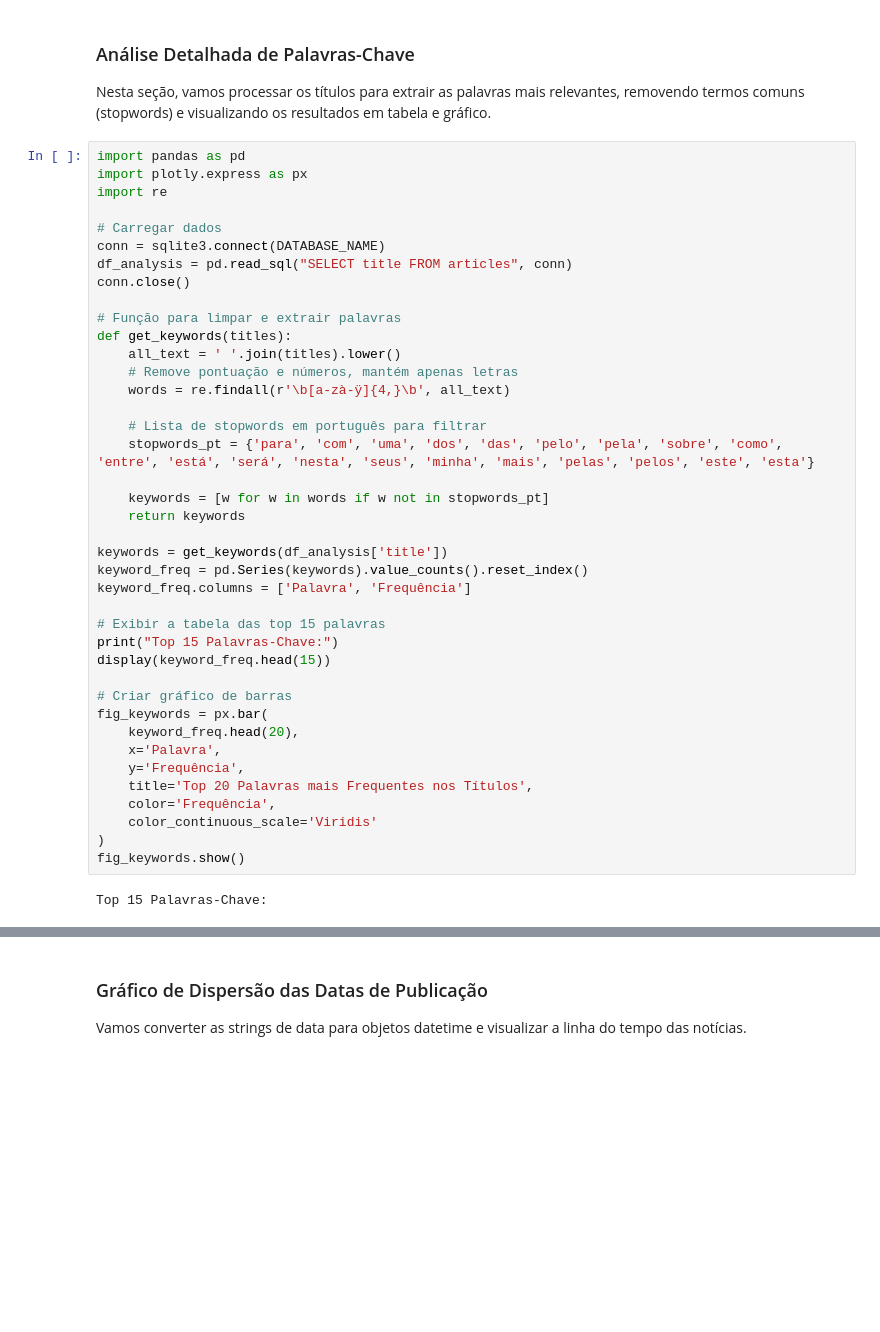
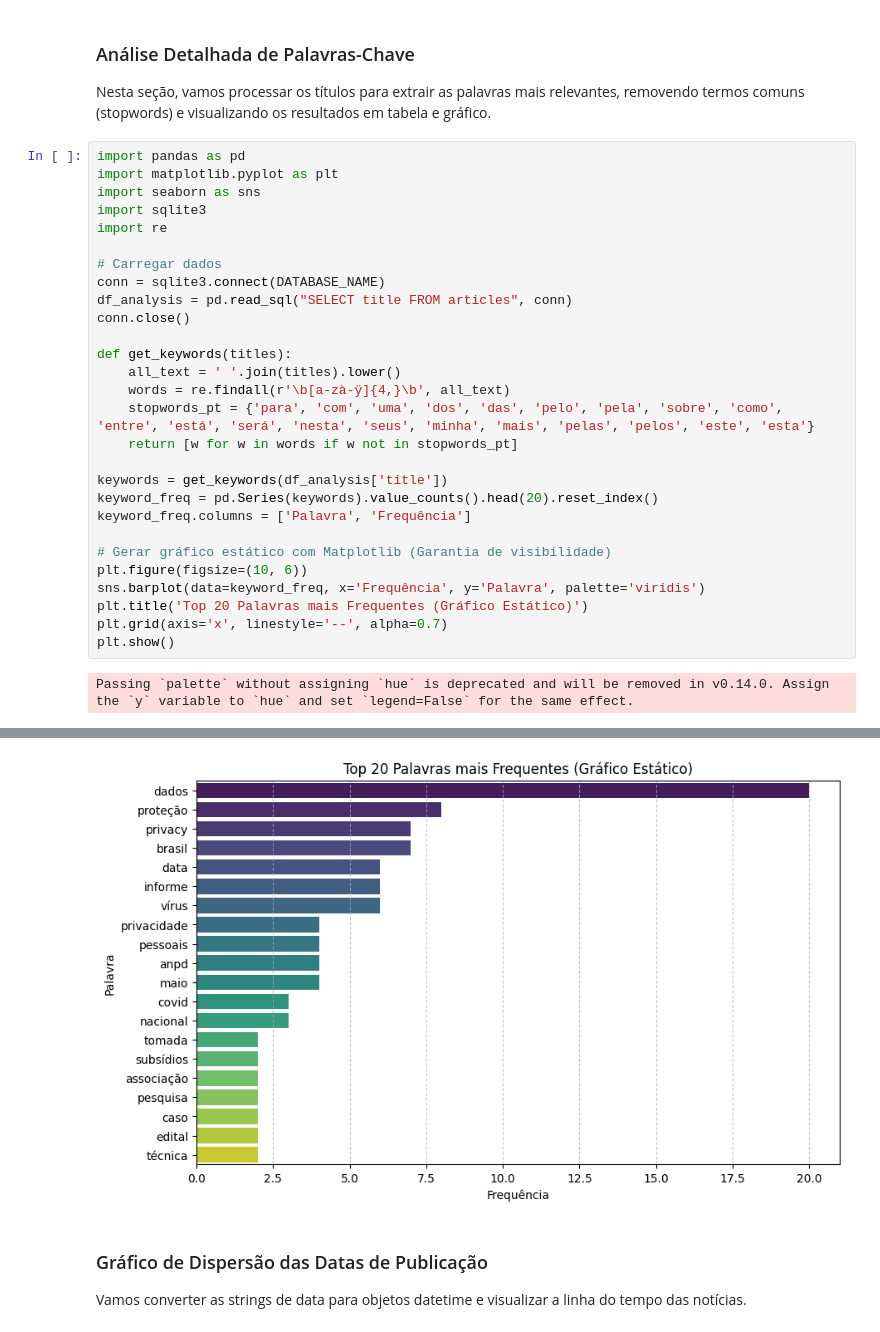
Before and after one commit to anamacao/FAPESP-PIBIC-scrapping, a Jupyter notebook: dataprivacy.ipynb, the cells around one changed output, grey strips where cells are left out. Saved outputs shown, nothing was run; the diff lists cells and outputs as text; blank space fills up the shorter version.

```diff
--- a/dataprivacy.ipynb
+++ b/dataprivacy.ipynb
@@ -209,7 +213,9 @@ else:
 Nesta seção, vamos processar os títulos para extrair as palavras mais relevantes, removendo termos comuns (stopwords) e visualizando os resultados em tabela e gráfico.
 # %%
 import pandas as pd
-import plotly.express as px
+import matplotlib.pyplot as plt
+import seaborn as sns
+import sqlite3
 import re
 
 # Carregar dados
@@ -217,35 +223,21 @@ conn = sqlite3.connect(DATABASE_NAME)
 df_analysis = pd.read_sql("SELECT title FROM articles", conn)
 conn.close()
 
-# Função para limpar e extrair palavras
 def get_keywords(titles):
     all_text = ' '.join(titles).lower()
-    # Remove pontuação e números, mantém apenas letras
     words = re.findall(r'\b[a-zà-ÿ]{4,}\b', all_text)
-
-    # Lista de stopwords em português para filtrar
     stopwords_pt = {'para', 'com', 'uma', 'dos', 'das', 'pelo', 'pela', 'sobre', 'como', 'entre', 'está', 'será', 'nesta', 'seus', 'minha', 'mais', 'pelas', 'pelos', 'este', 'esta'}
-
-    keywords = [w for w in words if w not in stopwords_pt]
-    return keywords
+    return [w for w in words if w not in stopwords_pt]
 
 keywords = get_keywords(df_analysis['title'])
-keyword_freq = pd.Series(keywords).value_counts().reset_index()
+keyword_freq = pd.Series(keywords).value_counts().head(20).reset_index()
 keyword_freq.columns = ['Palavra', 'Frequência']
 
-# Exibir a tabela das top 15 palavras
-print("Top 15 Palavras-Chave:")
-display(keyword_freq.head(15))
-
-# Criar gráfico de barras
-fig_keywords = px.bar(
-    keyword_freq.head(20),
-    x='Palavra',
-    y='Frequência',
-    title='Top 20 Palavras mais Frequentes nos Títulos',
-    color='Frequência',
-    color_continuous_scale='Viridis'
-)
-fig_keywords.show()
+# Gerar gráfico estático com Matplotlib (Garantia de visibilidade)
+plt.figure(figsize=(10, 6))
+sns.barplot(data=keyword_freq, x='Frequência', y='Palavra', palette='viridis')
+plt.title('Top 20 Palavras mais Frequentes (Gráfico Estático)')
+plt.grid(axis='x', linestyle='--', alpha=0.7)
+plt.show()
 # %% [output]
-Top 15 Palavras-Chave:
+Passing `palette` without assigning `hue` is deprecated and will be removed in v0.14.0. Assign the `y` variable to `hue` and set `legend=False` for the same effect.
@@ -269,3 +244,4 @@ Top 15 Palavras-Chave:
+[figure, added]
 # %% [markdown]
 ### Gráfico de Dispersão das Datas de Publicação
 Vamos converter as strings de data para objetos datetime e visualizar a linha do tempo das notícias.
```
Also changed, not shown: parts of 5 cells of this notebook.
